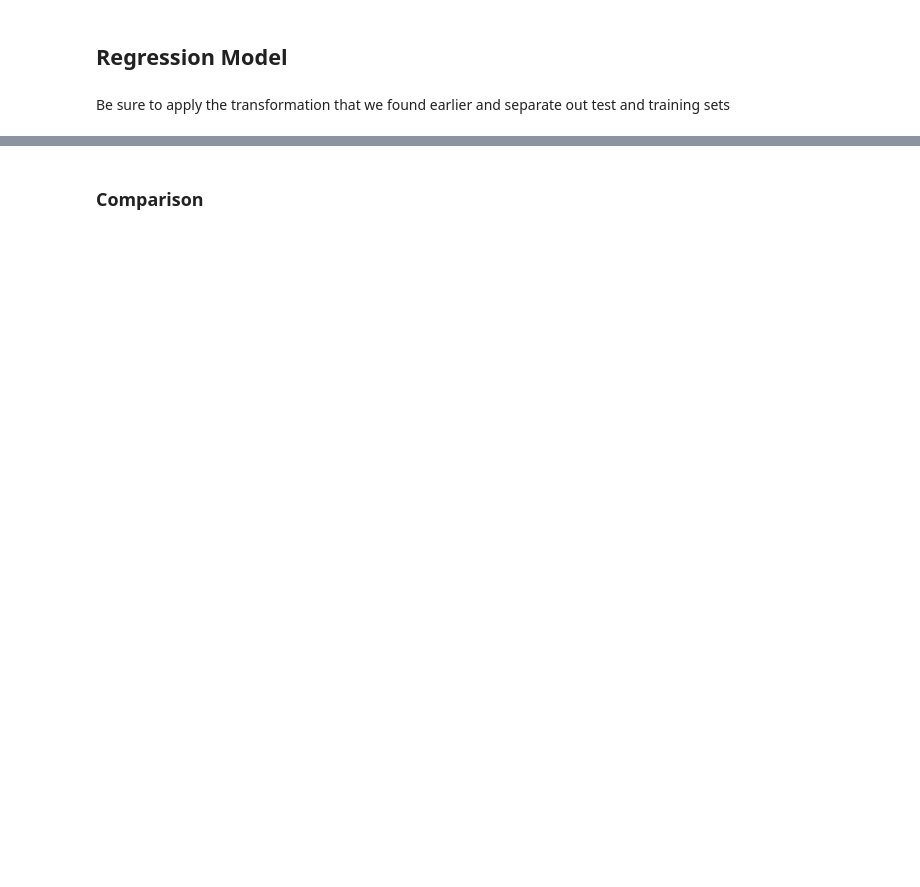
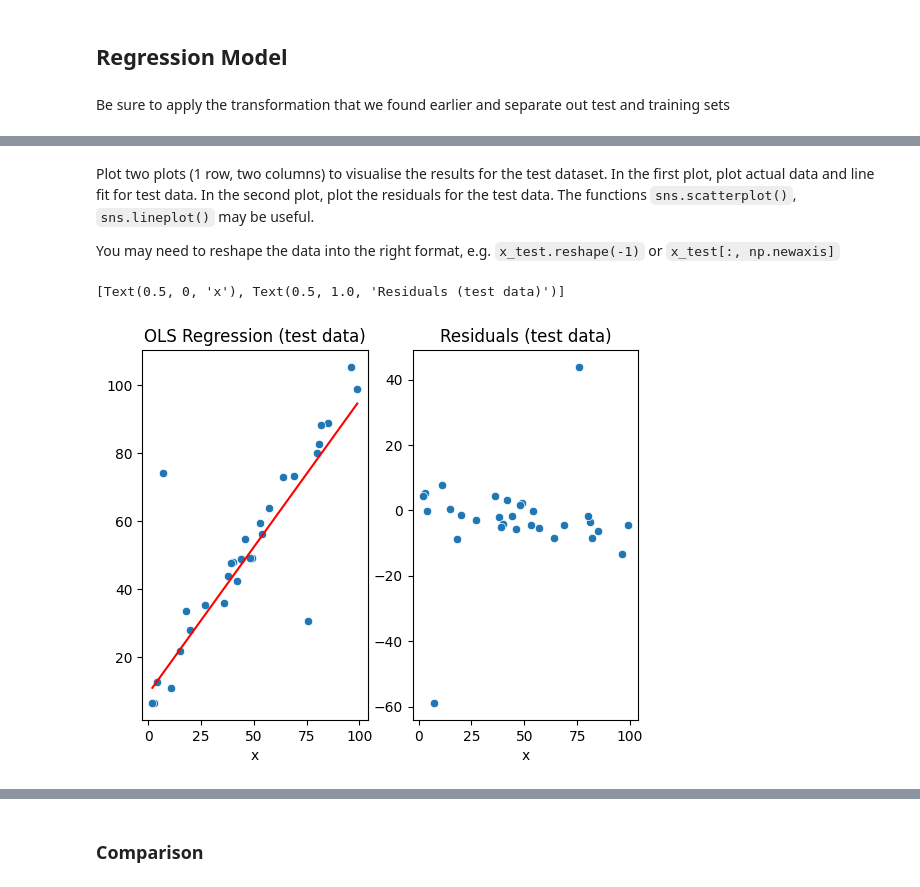
Before and after one commit to core-skills/05-simple-predictions, a Jupyter notebook: notebooks/pm2-robust-regression-filled.ipynb, the cells around one changed output, grey strips where cells are left out. Saved outputs shown, nothing was run; the diff lists cells and outputs as text; code cells hidden in the pictures; blank space fills up the shorter version.

````diff
--- a/notebooks/pm2-robust-regression-filled.ipynb
+++ b/notebooks/pm2-robust-regression-filled.ipynb
@@ -95,0 +72,14 @@ Intercept:  [13.06406053]
+# %% [markdown]
+Plot two plots (1 row, two columns) to visualise the results for the test dataset. In the first plot, plot actual data and line fit for test data. In the second plot, plot the residuals for the test data. The functions ```sns.scatterplot()```, ```sns.lineplot()``` may be useful.
+
+You may need to reshape the data into the right format, e.g. ```x_test.reshape(-1)``` or ```x_test[:, np.newaxis]```
+# %%
+import seaborn as sns
+fig, ax = plt.subplots(1, 2)
+sns.scatterplot(x=x_test.reshape(-1), y=y_test.reshape(-1), ax=ax[0]).set(xlabel='x', title='OLS Regression (test data)')
+sns.lineplot(x=x_test.reshape(-1), y=pred_test.reshape(-1), ax=ax[0], color='red')
+
+sns.scatterplot(x=x_test.reshape(-1), y=res_test.reshape(-1), ax=ax[1]).set(xlabel='x', title='Residuals (test data)')
+# %% [output]
+[Text(0.5, 0, 'x'), Text(0.5, 1.0, 'Residuals (test data)')]
+[figure, added]
````
Also changed, not shown: parts of 30 cells of this notebook.
